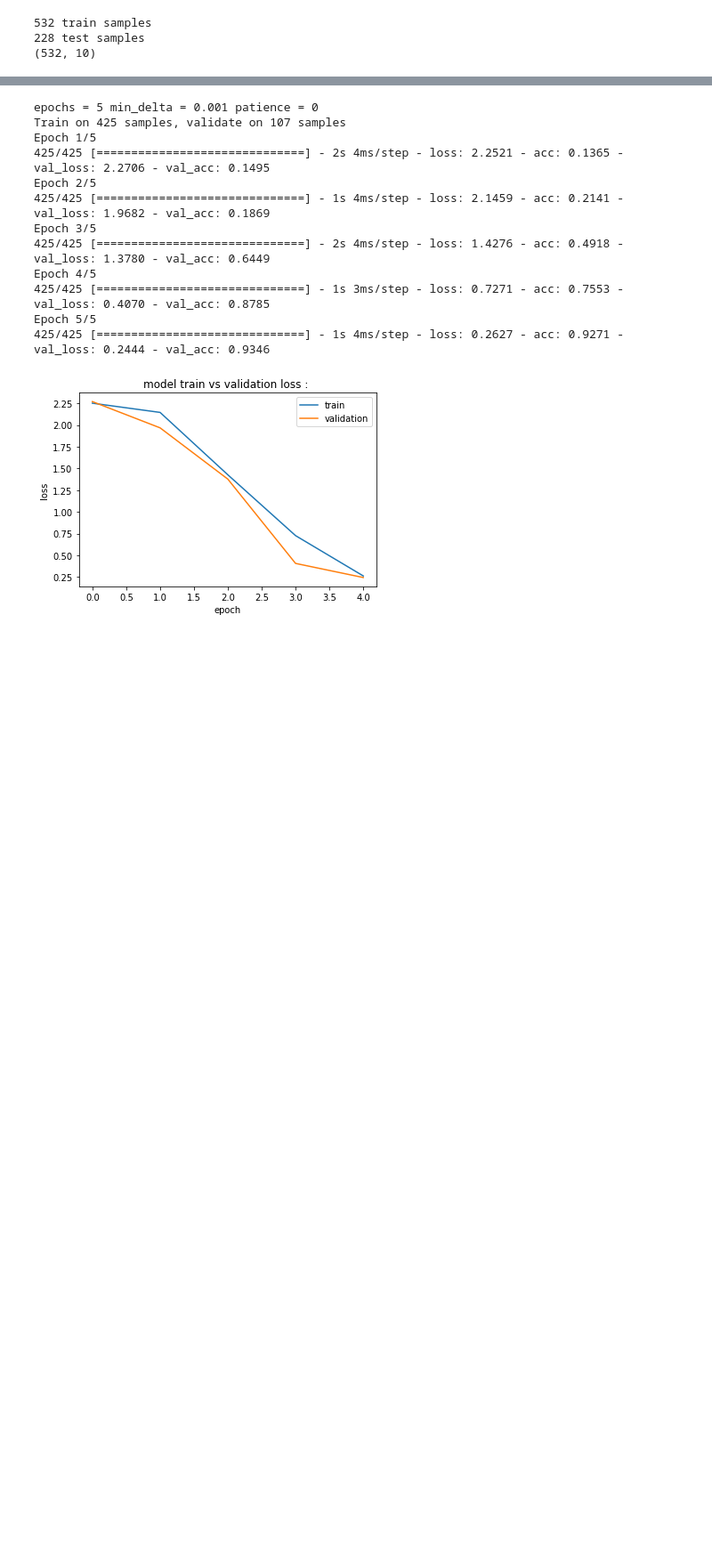
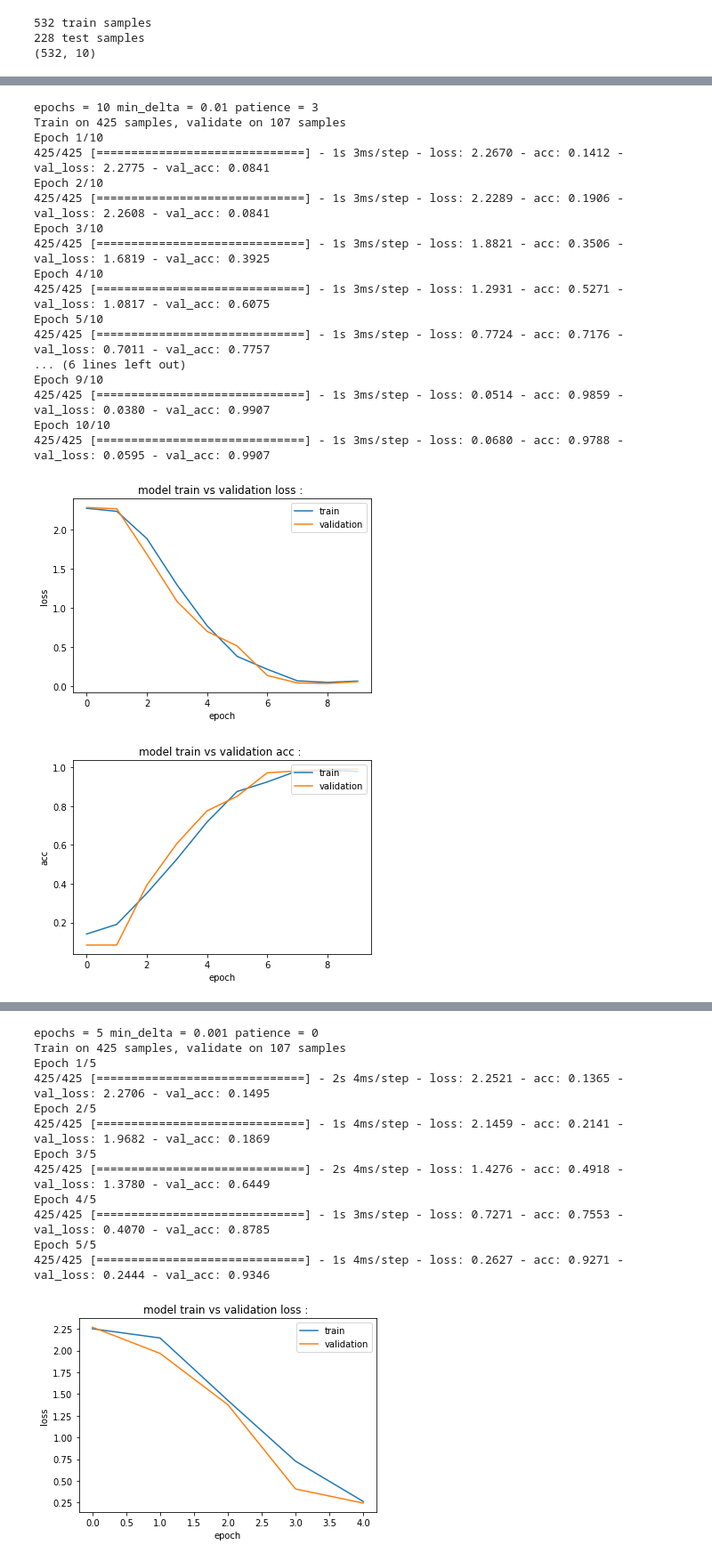
Before and after one commit to Bermewda/Sign-Language-recognition, a Jupyter notebook: new DL.ipynb, the cells around one changed output, grey strips where cells are left out. Shown at 89% size. Cells and saved outputs as stored; diff of their text form; code cells hidden in the pictures; blank space fills up the shorter version.

```diff
--- a/new DL.ipynb
+++ b/new DL.ipynb
@@ -127,0 +181,48 @@ model.save_weights('weights.h5py')
+# %%
+# model 2
+print("epochs = 10 min_delta = 0.01 patience = 3")
+model.load_weights('weights.h5py')
+es=keras.callbacks.EarlyStopping(monitor='acc',min_delta=0.01,patience=3,verbose=0,mode='auto')#min_delta=0.1,patience=5
+history=model.fit(x_train, y_train,
+          batch_size=16,
+          epochs=10,
+          validation_split=0.2,
+          callbacks=[es]) #epochs=15
+model.save('my_model2.h5')
+plt.plot(history.history['loss'])
+plt.plot(history.history['val_loss'])
+plt.title("model train vs validation loss : ")
+plt.ylabel("loss")
+plt.xlabel("epoch")
+plt.legend(['train','validation'],loc='upper right')
+plt.show( )
+plt.plot(history.history['acc'])
+plt.plot(history.history['val_acc'])
+plt.title("model train vs validation acc : ")
+plt.ylabel("acc")
+plt.xlabel("epoch")
+plt.legend(['train','validation'],loc='upper right')
+plt.show( )
+loss,acc = model.evaluate(x_test,y_test)
+print("Acc = " + str(acc))
+print("Loss = " + str(loss))
+# %% [output]
+epochs = 10 min_delta = 0.01 patience = 3
+Train on 425 samples, validate on 107 samples
+Epoch 1/10
+425/425 [==============================] - 1s 3ms/step - loss: 2.2670 - acc: 0.1412 - val_loss: 2.2775 - val_acc: 0.0841
+Epoch 2/10
+425/425 [==============================] - 1s 3ms/step - loss: 2.2289 - acc: 0.1906 - val_loss: 2.2608 - val_acc: 0.0841
+Epoch 3/10
+425/425 [==============================] - 1s 3ms/step - loss: 1.8821 - acc: 0.3506 - val_loss: 1.6819 - val_acc: 0.3925
+Epoch 4/10
+425/425 [==============================] - 1s 3ms/step - loss: 1.2931 - acc: 0.5271 - val_loss: 1.0817 - val_acc: 0.6075
+Epoch 5/10
+425/425 [==============================] - 1s 3ms/step - loss: 0.7724 - acc: 0.7176 - val_loss: 0.7011 - val_acc: 0.7757
+... (6 lines left out)
+Epoch 9/10
+425/425 [==============================] - 1s 3ms/step - loss: 0.0514 - acc: 0.9859 - val_loss: 0.0380 - val_acc: 0.9907
+Epoch 10/10
+425/425 [==============================] - 1s 3ms/step - loss: 0.0680 - acc: 0.9788 - val_loss: 0.0595 - val_acc: 0.9907
+[figure, added]
+[figure, added]
```
Also changed, not shown: parts of 15 cells of this notebook.
